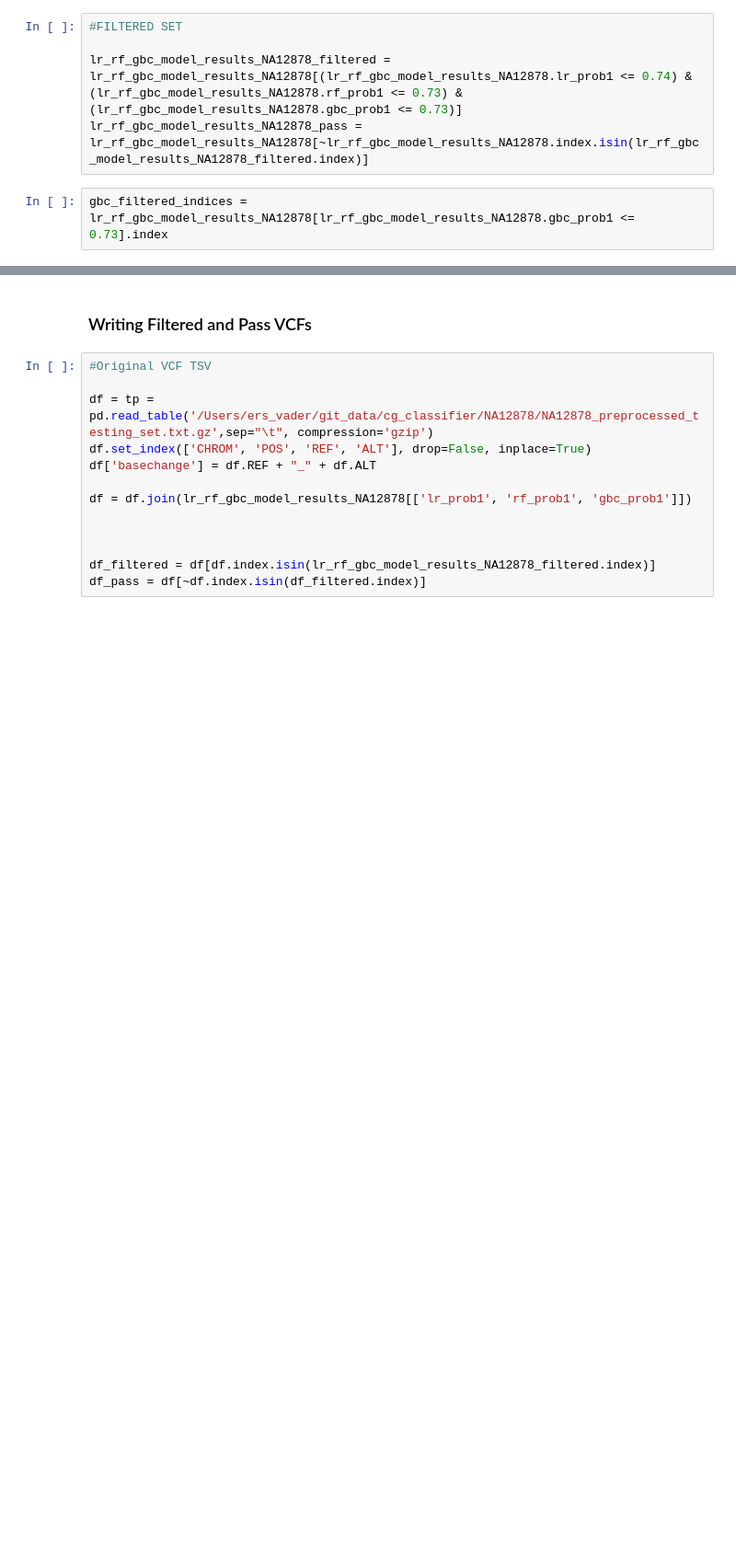
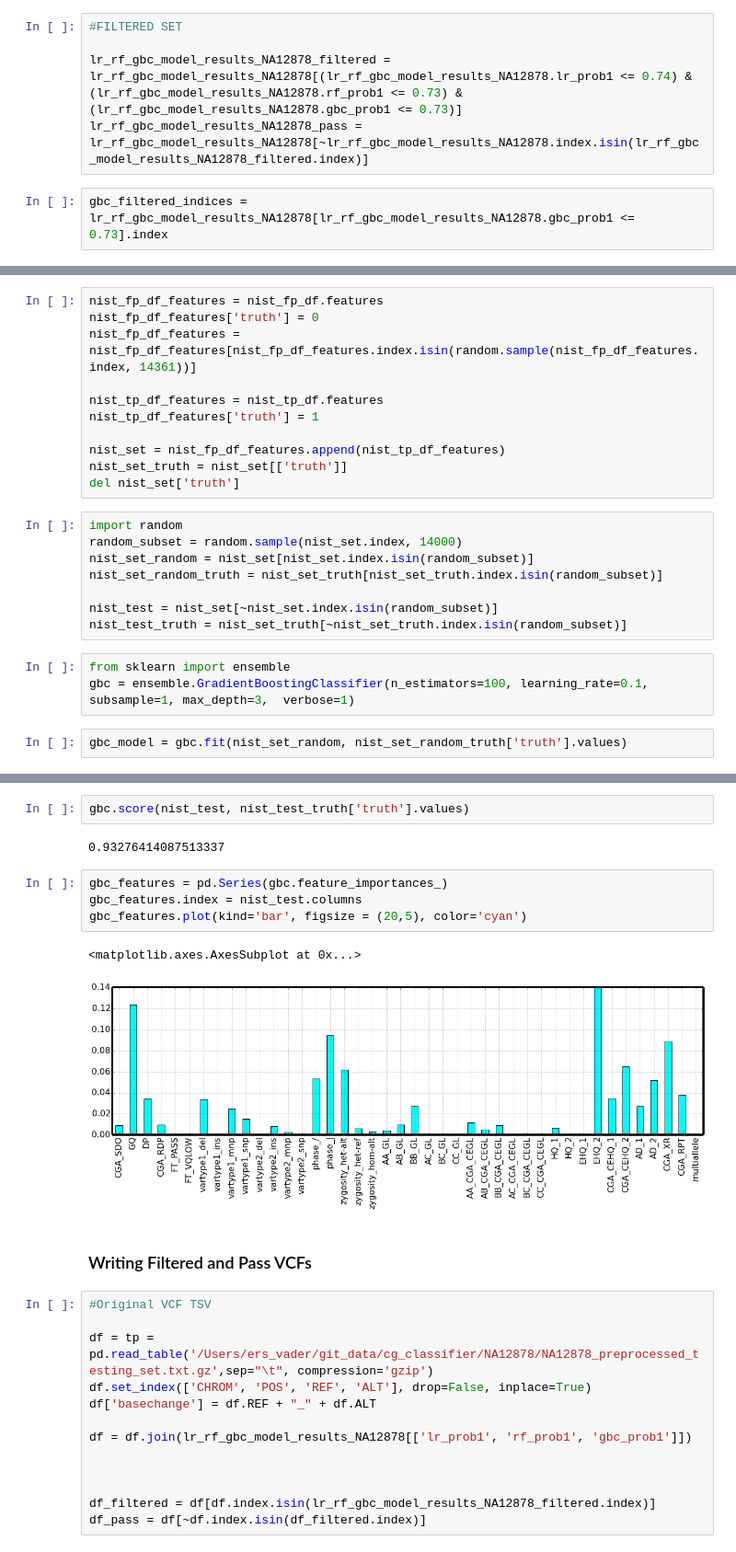
Before and after one commit to Schork-Lab/cg-classifier, a Jupyter notebook: ipynb/Model_Compare_Analysis.ipynb, the cells around one changed output, grey strips where cells are left out. Shown: that part at 92% size. Drawn from its saved outputs; the diff is of its cells as text; blank space fills up the shorter version.

Commit message:
Added NIST comparison and data

```diff
--- a/ipynb/Model_Compare_Analysis.ipynb
+++ b/ipynb/Model_Compare_Analysis.ipynb
@@ -45,0 +67,24 @@ gbc_filtered_indices = lr_rf_gbc_model_results_NA12878[lr_rf_gbc_model_results_N
+# %%
+nist_fp_df_features = nist_fp_df.features
+nist_fp_df_features['truth'] = 0
+nist_fp_df_features = nist_fp_df_features[nist_fp_df_features.index.isin(random.sample(nist_fp_df_features.index, 14361))]
+
+nist_tp_df_features = nist_tp_df.features
+nist_tp_df_features['truth'] = 1
+
+nist_set = nist_fp_df_features.append(nist_tp_df_features)
+nist_set_truth = nist_set[['truth']]
+del nist_set['truth']
+# %%
+import random
+random_subset = random.sample(nist_set.index, 14000)
+nist_set_random = nist_set[nist_set.index.isin(random_subset)]
+nist_set_random_truth = nist_set_truth[nist_set_truth.index.isin(random_subset)]
+
+nist_test = nist_set[~nist_set.index.isin(random_subset)]
+nist_test_truth = nist_set_truth[~nist_set_truth.index.isin(random_subset)]
+# %%
+from sklearn import ensemble
+gbc = ensemble.GradientBoostingClassifier(n_estimators=100, learning_rate=0.1, subsample=1, max_depth=3,  verbose=1)
+# %%
+gbc_model = gbc.fit(nist_set_random, nist_set_random_truth['truth'].values)
@@ -46,3 +112,14 @@ gbc_filtered_indices = lr_rf_gbc_model_results_NA12878[lr_rf_gbc_model_results_N
+# %%
+gbc.score(nist_test, nist_test_truth['truth'].values)
+# %% [output]
+0.93276414087513337
+# %%
+gbc_features = pd.Series(gbc.feature_importances_)
+gbc_features.index = nist_test.columns
+gbc_features.plot(kind='bar', figsize = (20,5), color='cyan')
+# %% [output]
+<matplotlib.axes.AxesSubplot at 0x...>
+[figure, added]
 # %% [markdown]
 ### Writing Filtered and Pass VCFs
 # %%
```
Also changed, not shown: parts of 5 cells of this notebook.
